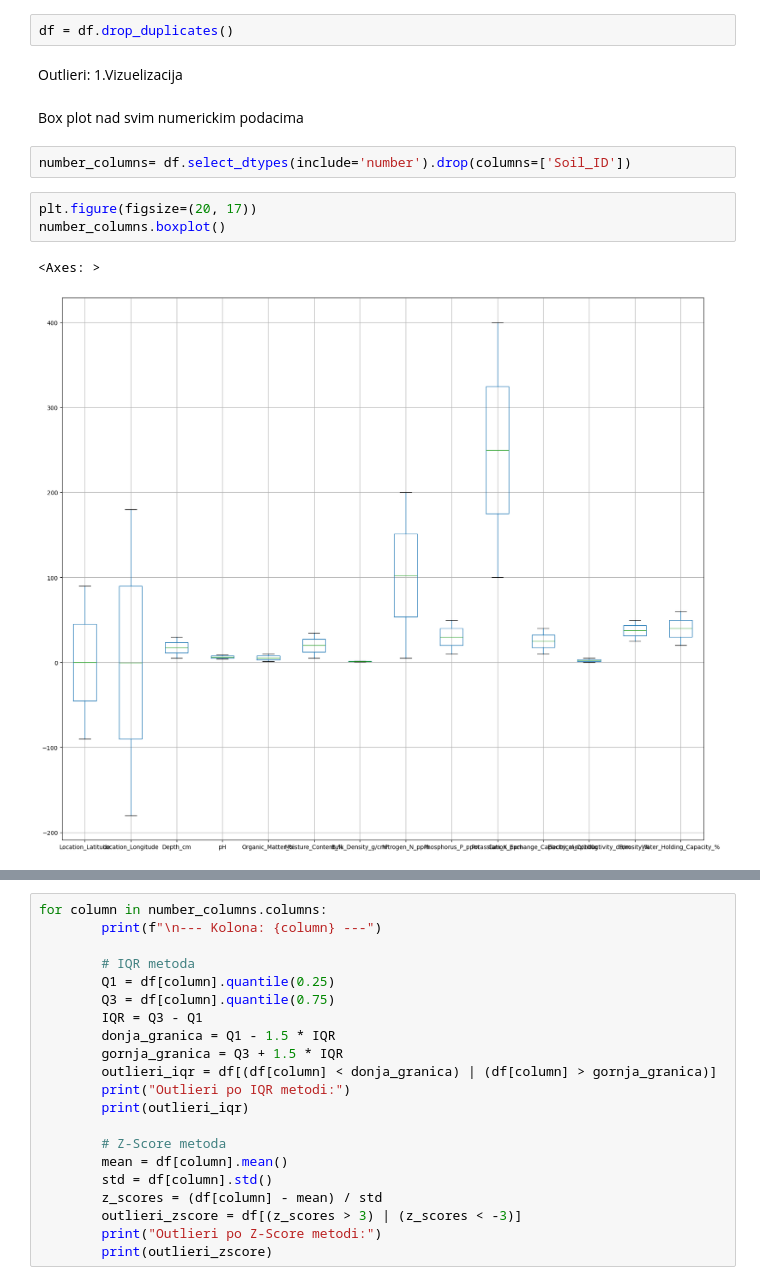
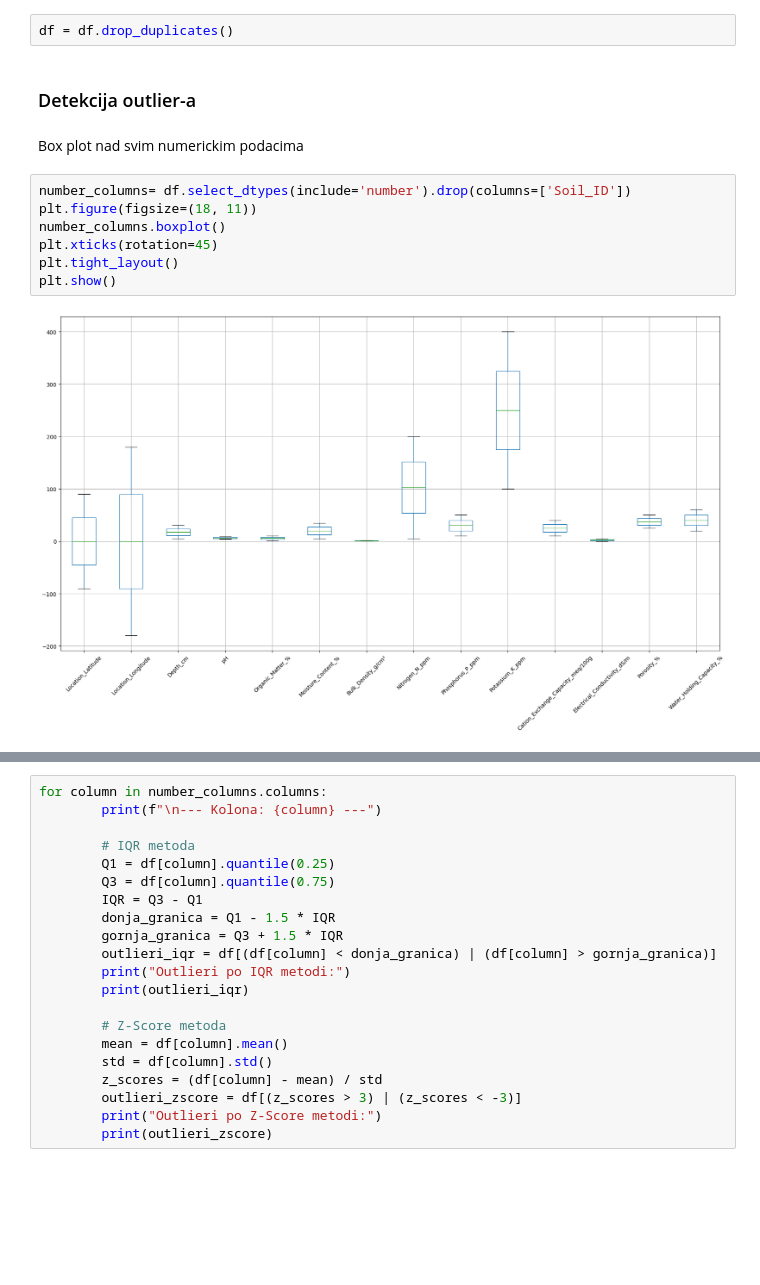
Before and after one commit to bazlooka/elfak-machine-learning, a Jupyter notebook: project 1/notebook.ipynb, the cells around one changed output, grey strips where cells are left out. Saved outputs shown, nothing was run; the diff lists cells and outputs as text; blank space fills up the shorter version.

```diff
--- a/project 1/notebook.ipynb
+++ b/project 1/notebook.ipynb
@@ -83,15 +108,15 @@ False
 # %%
 df = df.drop_duplicates()
-# %% [markdown]
-Outlieri:
-1.Vizuelizacija
+# %% [markdown]
+### Detekcija outlier-a
 # %% [markdown]
 Box plot nad svim numerickim podacima
 # %%
 number_columns= df.select_dtypes(include='number').drop(columns=['Soil_ID'])
+plt.figure(figsize=(18, 11))
+number_columns.boxplot()
+plt.xticks(rotation=45)
+plt.tight_layout()
+plt.show()
+# %% [output]
+[figure, added]
-# %%
-plt.figure(figsize=(20, 17))
-number_columns.boxplot()
-# %% [output]
-<Axes: >
-[figure, removed]
```
Also changed, not shown: parts of 31 cells of this notebook, 1 other file.
